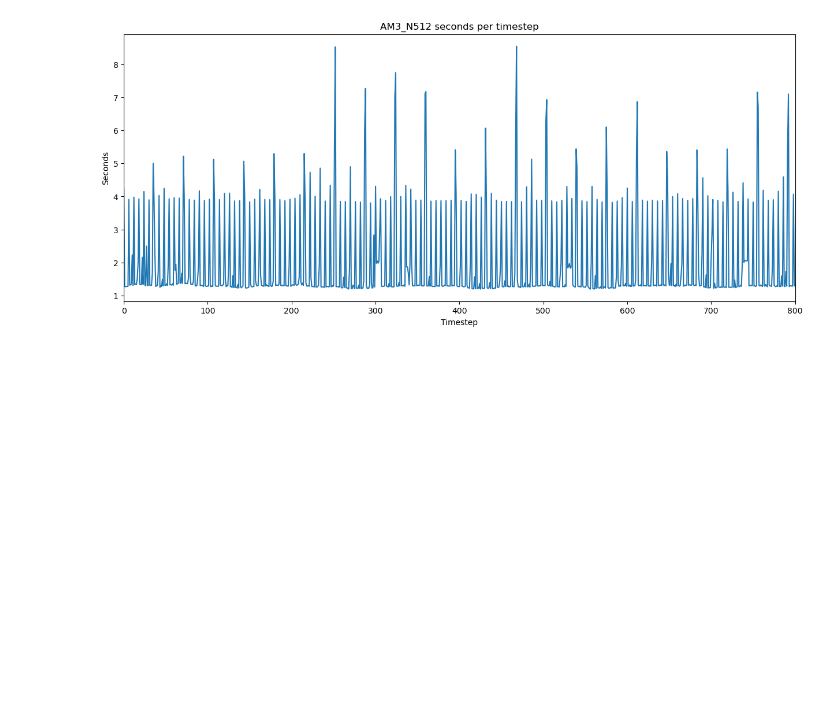
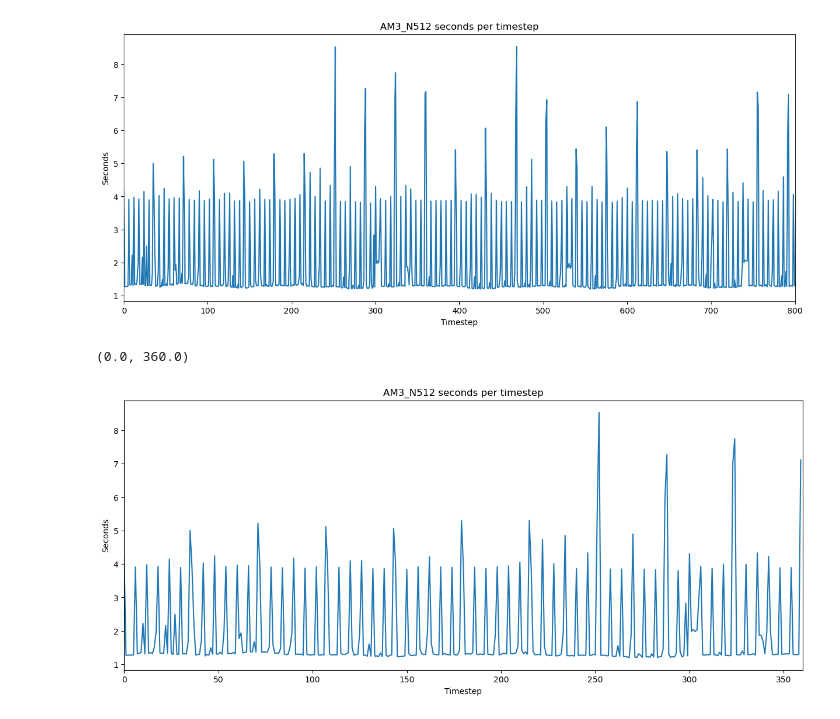
Before and after one commit to 21centuryweather/UM_config_tools, a Jupyter notebook: notebooks/Plot_timesteps_pe0.ipynb, the cells around one changed output. Cells and saved outputs as stored; diff of their text form; code cells hidden in the pictures; blank space fills up the shorter version.

```diff
--- a/notebooks/Plot_timesteps_pe0.ipynb
+++ b/notebooks/Plot_timesteps_pe0.ipynb
@@ -166,4 +166,11 @@ ax.set_xlim([0,800])
 plt.savefig('AM3_N512_Sapphirerapids_Timesteps.png')
 # %% [output]
 [figure]
+# %%
+fig,ax=plt.subplots(1,1,figsize=(15,6))
+df_elapsed.iloc[:,5][:360].plot(ax=ax,xticks=np.arange(0,400,50),title="AM3_N512 seconds per timestep",xlabel='Timestep',ylabel='Seconds')
+ax.set_xlim([0,360])
+# %% [output]
+(0.0, 360.0)
+[figure, added]
 # %%
```
Also changed, not shown: parts of 2 cells of this notebook, 2 other files.
